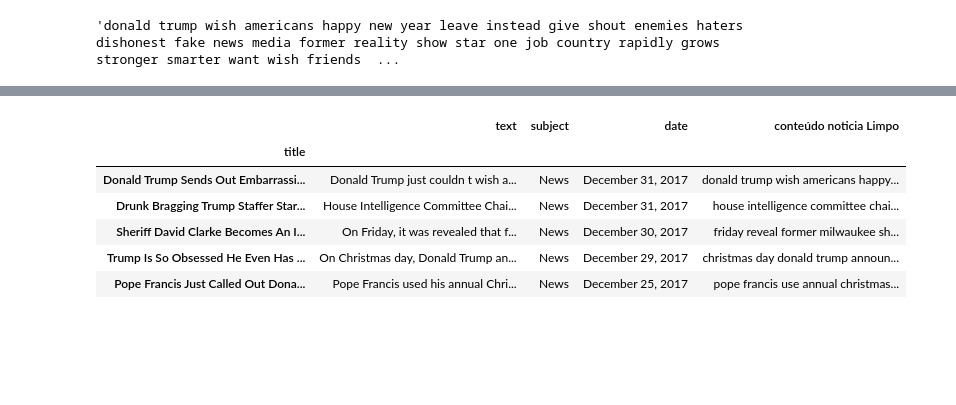
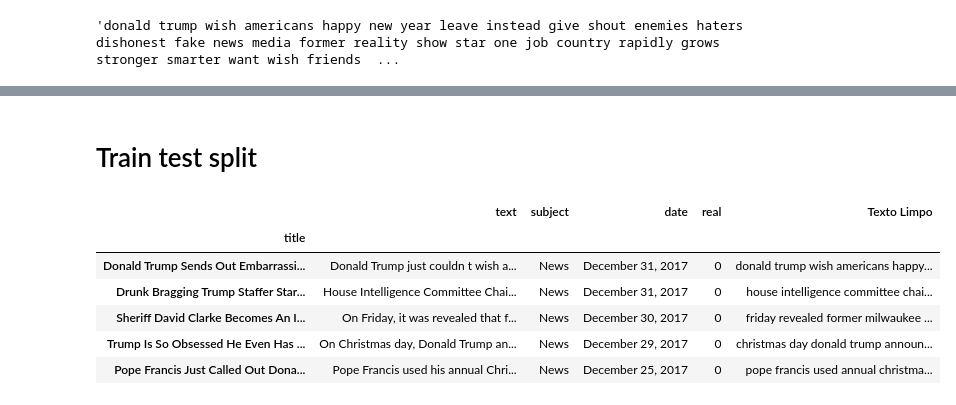
Before and after one commit to corgi4you/corgi4news, a Jupyter notebook: Jupyter.ipynb, the cells around one changed output, grey strips where cells are left out. Drawn from its saved outputs; the diff is of its cells as text; code cells hidden in the pictures; blank space fills up the shorter version.

Commit message:
Feature extraction and train test split on Jupyter notebook

```diff
--- a/Jupyter.ipynb
+++ b/Jupyter.ipynb
@@ -53,5 +78,6 @@ tokens
 # %%
+## Selecionando apenas as letras e deixando todas minúsculas
 import re
-letras = re.findall(r'\b[A-zÀ-úü]+\b', tokens.lower())
+letras = re.findall(r'\b[A-zÀ-úü]+\b', exemplo.lower())
 letras
 # %% [output]
@@ -130,3 +133,5 @@ spc = spacy.load('en_core_web_sm')
+# %%
+spc = English()
 # %%
 spc_letras = spc(palavras_importantes)
 lemmas = [token.lemma_ if token.pos_ == 'VERB' else str(token) for token in spc_letras]
@@ -137,15 +144,30 @@ donald trump wish americans happy new year leave instead give shout enemies hate
 # %%
 def limpar_texto(texto):
-    lower = texto.lower()
-    letras = re.findall(r'\b[A-zÀ-úü]+\b', lower)
+    '''
+    Função para converter todas as letras para sua forma minúscula, selecionar apenas as letras,
+    remover stopwords e lematizar o texto.
+    '''
+
+    ### Transforme as letras para minúscula ###
+    minusculas = texto.lower()
+
+    ### Selecione apenas as letras do texto ##
+    letras = re.findall(r'\b[A-zÀ-úü]+\b', minusculas)
+
+    ### Removendo as stopwords ###
     stops = set(stopwords.words('english'))
+    # Retire as stopwords de letras
     palavras_sem_stopwords = [w for w in letras if w not in stops]
+    # Junte as palavras sem stopwords
     palavras_importantes = " ".join(palavras_sem_stopwords)
+
+    ### Lematização ###
     spc_letras = spc(palavras_importantes)
+    # Lematize o texto
     lemmas = [token.lemma_ if token.pos_ == 'VERB' else str(token) for token in spc_letras]
     # Junte os lemmas
     texto_limpo = " ".join(lemmas)
 
     return texto_limpo
 # %%
-fake_news['conteúdo noticia Limpo'] = fake_news['text'].apply(limpar_texto)
+news_df['Texto Limpo'] = news_df['text'].apply(limpar_texto)
@@ -152,10 +193,12 @@ fake_news['conteúdo noticia Limpo'] = fake_news['text'].apply(limpar_texto)
+# %% [markdown]
+# Train test split
 # %%
-fake_news.head()
+news_df.head()
 # %% [output]
-|  | text | subject | date | conteúdo noticia Limpo |
-| title |  |  |  |  |
-| Donald Trump Sends Out Embarrassi... | Donald Trump just couldn t wish a... | News | December 31, 2017 | donald trump wish americans happy... |
-| Drunk Bragging Trump Staffer Star... | House Intelligence Committee Chai... | News | December 31, 2017 | house intelligence committee chai... |
-| Sheriff David Clarke Becomes An I... | On Friday, it was revealed that f... | News | December 30, 2017 | friday reveal former milwaukee sh... |
-| Trump Is So Obsessed He Even Has ... | On Christmas day, Donald Trump an... | News | December 29, 2017 | christmas day donald trump announ... |
-| Pope Francis Just Called Out Dona... | Pope Francis used his annual Chri... | News | December 25, 2017 | pope francis use annual christmas... |
+|  | text | subject | date | real | Texto Limpo |
+| title |  |  |  |  |  |
+| Donald Trump Sends Out Embarrassi... | Donald Trump just couldn t wish a... | News | December 31, 2017 | 0 | donald trump wish americans happy... |
+| Drunk Bragging Trump Staffer Star... | House Intelligence Committee Chai... | News | December 31, 2017 | 0 | house intelligence committee chai... |
+| Sheriff David Clarke Becomes An I... | On Friday, it was revealed that f... | News | December 30, 2017 | 0 | friday revealed former milwaukee ... |
+| Trump Is So Obsessed He Even Has ... | On Christmas day, Donald Trump an... | News | December 29, 2017 | 0 | christmas day donald trump announ... |
+| Pope Francis Just Called Out Dona... | Pope Francis used his annual Chri... | News | December 25, 2017 | 0 | pope francis used annual christma... |
```
Also changed, not shown: parts of 29 cells of this notebook, 2 other files.
